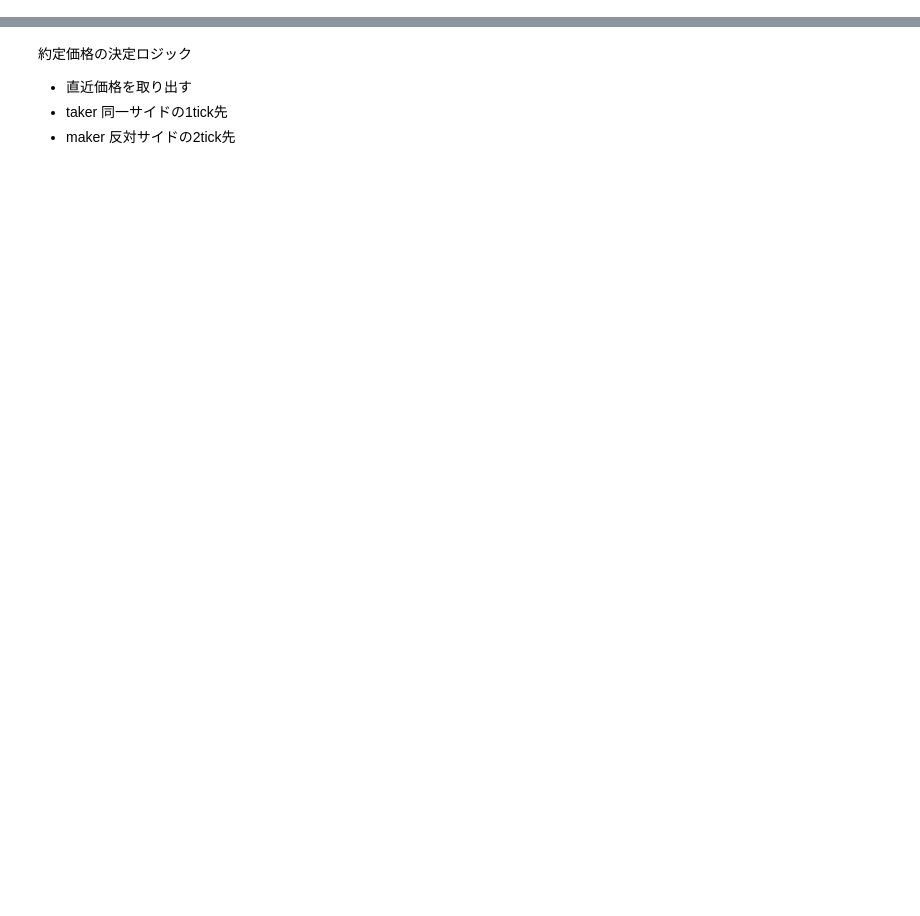
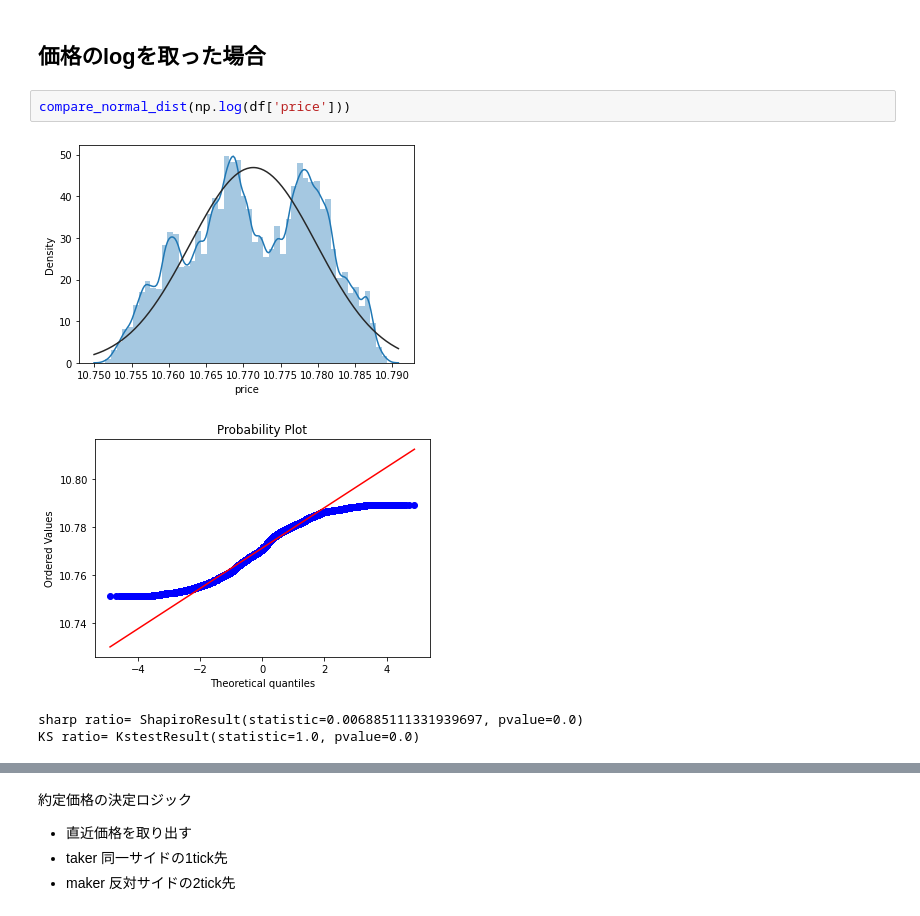
Before and after one commit to yasstake/bbanalyze, a Jupyter notebook: notebook/analyze.ipynb, the cells around one changed output, grey strips where cells are left out. Saved outputs shown, nothing was run; the diff lists cells and outputs as text; blank space fills up the shorter version.

```diff
--- a/notebook/analyze.ipynb
+++ b/notebook/analyze.ipynb
@@ -28,0 +82,9 @@ df
+# %% [markdown]
+## 価格のlogを取った場合
+# %%
+compare_normal_dist(np.log(df['price']))
+# %% [output]
+[figure, added]
+[figure, added]
+sharp ratio= ShapiroResult(statistic=0.006885111331939697, pvalue=0.0)
+KS ratio= KstestResult(statistic=1.0, pvalue=0.0)
```
Also changed, not shown: parts of 55 cells of this notebook, 4 other files.
